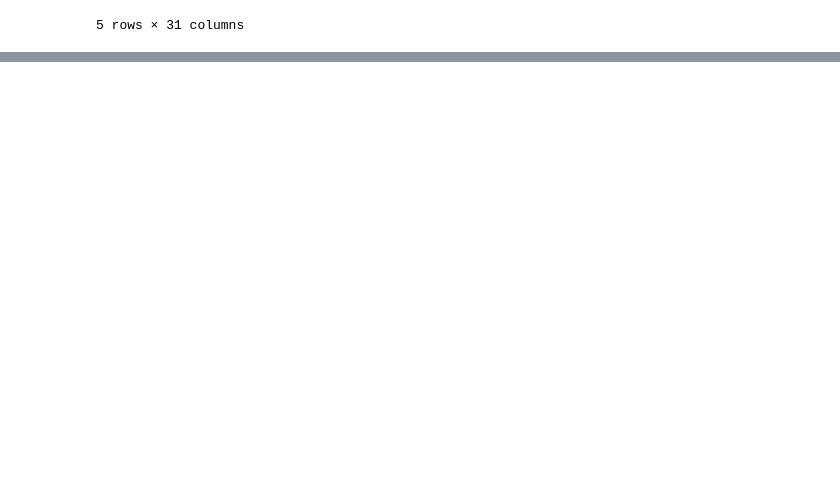
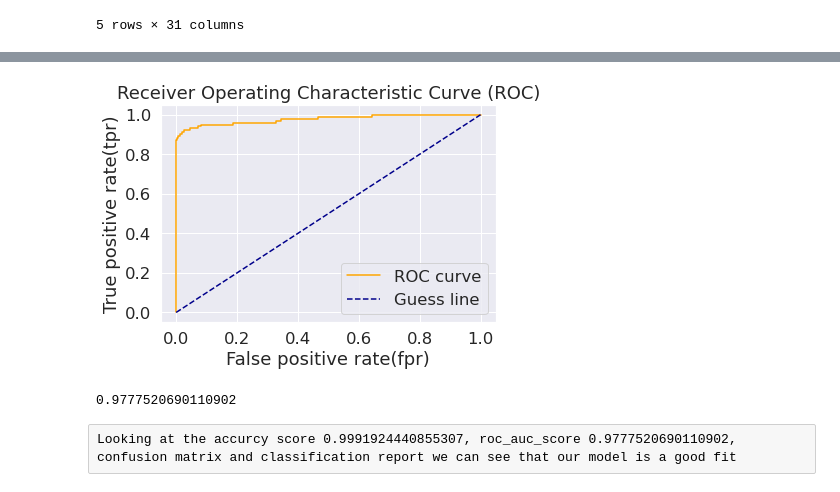
Before and after one commit to VisaalPathak/credit_card_fraud_detection, a Jupyter notebook: fraud_detection.ipynb, the cells around one changed output, grey strips where cells are left out. Saved outputs shown, nothing was run; the diff lists cells and outputs as text; code cells hidden in the pictures; blank space fills up the shorter version.

Commit message:
Modelled data and evaluated it

```diff
--- a/fraud_detection.ipynb
+++ b/fraud_detection.ipynb
@@ -18,0 +52,5 @@ data.head()
+# %%
+from sklearn.preprocessing import StandardScaler
+sc = StandardScaler()
+X_train = sc.fit_transform(X_train)
+X_test = sc.transform(X_test)
@@ -18,0 +59,5 @@ data.head()
+# %%
+from sklearn.linear_model import LogisticRegression
+clf = LogisticRegression(random_state=0)
+clf.fit(X_train, y_train)
+clf.score(X_test, y_test)
@@ -18,0 +68,6 @@ data.head()
+# %%
+from sklearn.metrics import confusion_matrix, classification_report, roc_curve, roc_auc_score
+y_preds = clf.predict(X_test)
+cm = confusion_matrix(y_test, y_preds)
+sns.set(font_scale = 1.5)
+sns.heatmap(cm, annot = True);
@@ -18,0 +87,24 @@ data.head()
+# %%
+y_proba = clf.predict_proba(X_test)
+fpr, tpr, threshold = roc_curve(y_test, y_proba[:,1])
+def plot_roc_curve(fpr, tpr):
+    '''
+    A function to plot the roc curve when we pass the false positive rate(fpr) and true positive rate(tpr)
+    '''
+    plt.plot(fpr, tpr,color = 'orange', label = 'ROC curve')
+    plt.plot([0,1],[0,1], linestyle = '--',color = 'darkblue', label = 'Guess line')
+    plt.xlabel('False positive rate(fpr)')
+    plt.ylabel('True positive rate(tpr)')
+    plt.title('Receiver Operating Characteristic Curve (ROC)')
+    plt.legend()
+    plt.show()
+# %%
+plot_roc_curve(fpr, tpr)
+# %% [output]
+[figure, added]
+# %%
+roc_auc_score(y_test, y_proba[:,1])
+# %% [output]
+0.9777520690110902
+# %% [raw]
+Looking at the accurcy score 0.9991924440855307, roc_auc_score 0.9777520690110902, confusion matrix and classification report we can see that our model is a good fit
```
Also changed, not shown: parts of 12 cells of this notebook.
